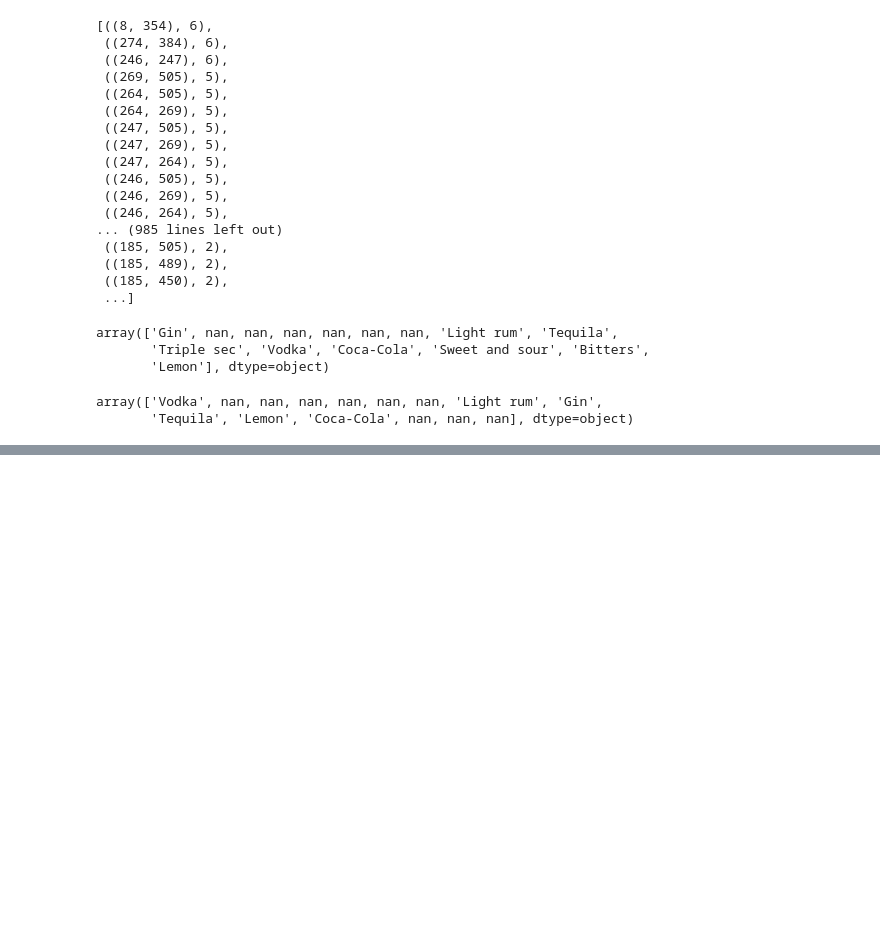
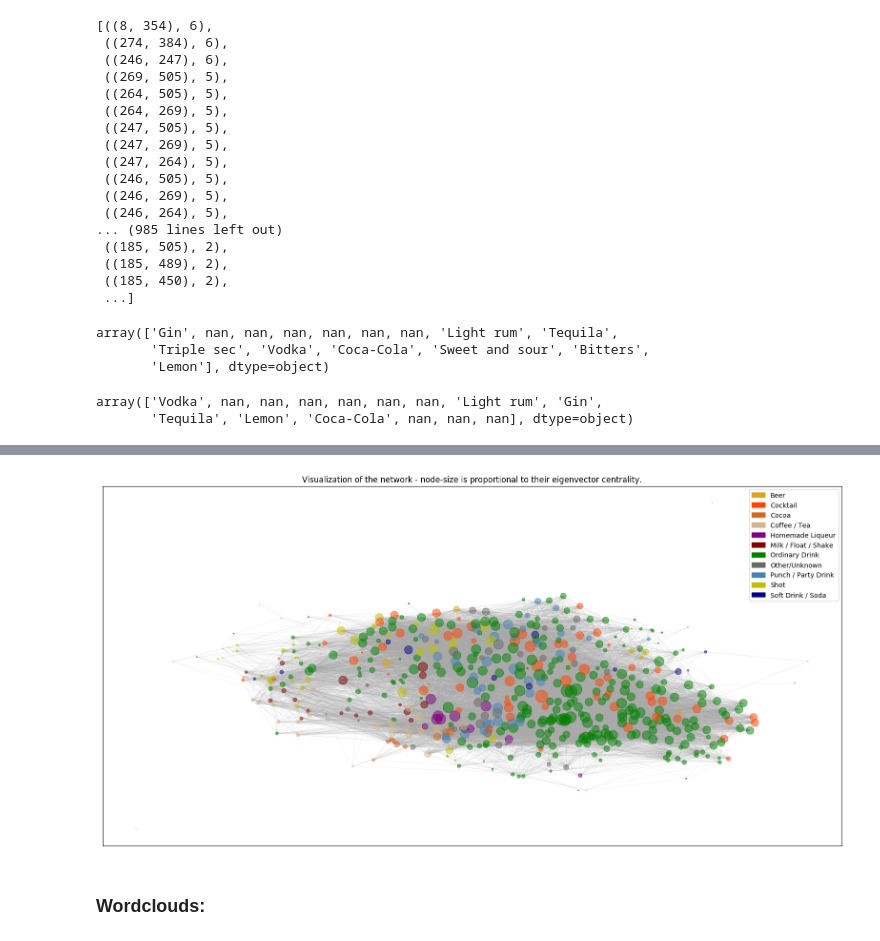
Before and after one commit to fpegios/socialgraphs_2019, a Jupyter notebook: project/preliminary_analysis.ipynb, the cells around one changed output, grey strips where cells are left out. Saved outputs shown, nothing was run; the diff lists cells and outputs as text; code cells hidden in the pictures; blank space fills up the shorter version.

```diff
--- a/project/preliminary_analysis.ipynb
+++ b/project/preliminary_analysis.ipynb
@@ -259,0 +274,16 @@ plt.show()
+# %%
+e = nx.eigenvector_centrality(G)
+plt.figure(figsize=(20, 10), dpi=100)
+nx.draw_networkx_nodes(G, positions, node_size=[3000 * v for v in e.values()],
+        node_color=cols, alpha=0.5)
+
+nx.draw_networkx_edges(G, pos=positions, edge_color= 'darkgray', width = 0.15, arrows=False, alpha = 0.6)
+
+plt.legend(handles=patches)
+plt.title('Visualization of the network - node-size is proportional to their eigenvector centrality.')
+
+plt.show()
+# %% [output]
+[figure, added]
+# %% [markdown]
+### Wordclouds:
```
Also changed, not shown: parts of 22 cells of this notebook.
